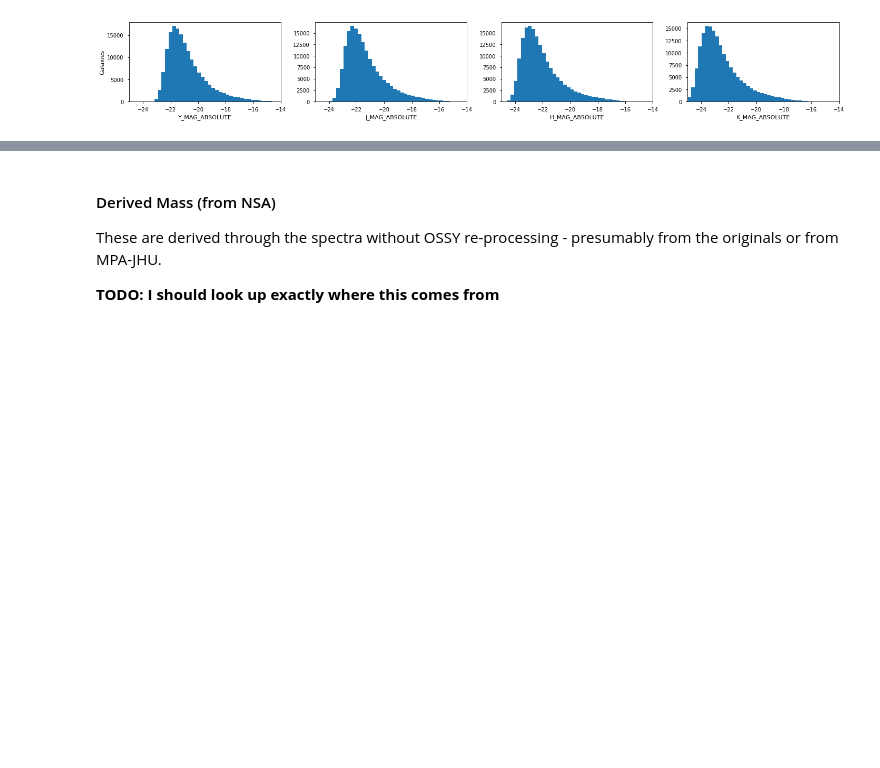
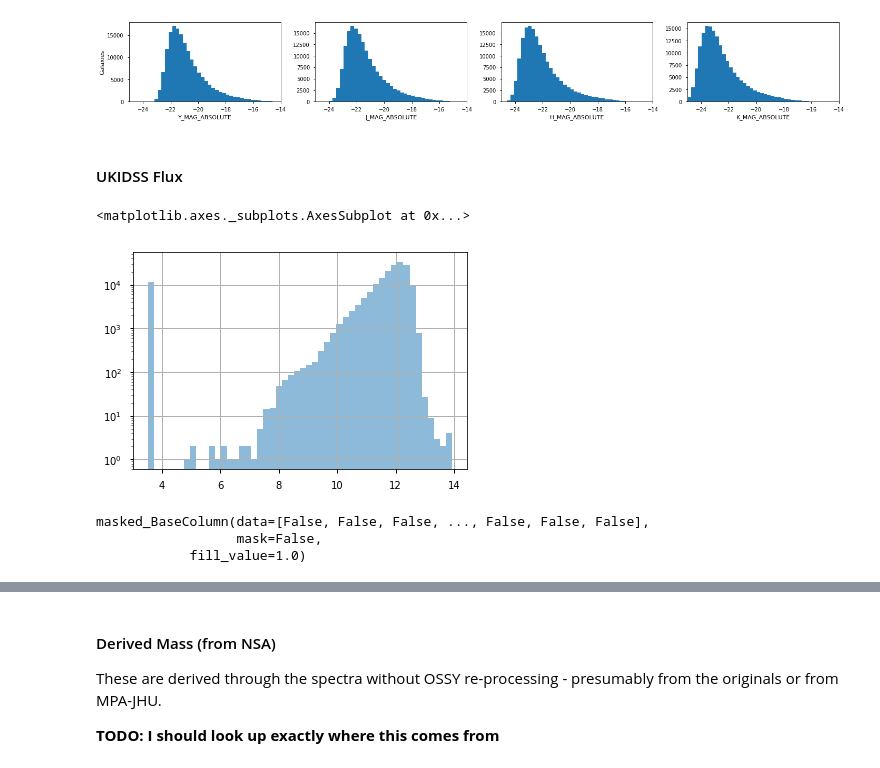
Before and after one commit to mwalmsley/find_agn, a Jupyter notebook: core-sample-basic-properties.ipynb, the cells around one changed output, grey strips where cells are left out. Saved outputs shown, nothing was run; the diff lists cells and outputs as text; code cells hidden in the pictures; blank space fills up the shorter version.

```diff
--- a/core-sample-basic-properties.ipynb
+++ b/core-sample-basic-properties.ipynb
@@ -201,12 +278,33 @@ data['J_MAG_ABSOLUTE'] = data['j_1AperMag3'] - data['DISTANCE_MODULUS']
 data['H_MAG_ABSOLUTE'] = data['hAperMag3'] - data['DISTANCE_MODULUS']
 data['K_MAG_ABSOLUTE'] = data['kAperMag3'] - data['DISTANCE_MODULUS']
 # %%
-fig, axes = plt.subplots(ncols=len(ukidss_abs_mag_bands), figsize=(20, 3))
-for axes_n, mag in enumerate(ukidss_abs_mag_bands):
-    axes[axes_n].hist(remove_bad_values(data[mag]), bins=100)
-    axes[axes_n].set_xlabel(mag)
+ukidss_ordered_bands = ['Y', 'J', 'H', 'K']
+
+fig, axes = plt.subplots(ncols=len(ukidss_ordered_bands), figsize=(20, 3))
+for axes_n, band in enumerate(ukidss_ordered_bands):
+    target_column = band + '_MAG_ABSOLUTE'
+    axes[axes_n].hist(remove_bad_values(data[target_column]), bins=100)
+    axes[axes_n].set_xlabel(target_column)
     axes[axes_n].set_xlim([-25, -14])
 axes[0].set_ylabel('Galaxies')
 fig.tight_layout()
 # %% [output]
 [figure]
+# %% [markdown]
+#### UKIDSS Flux
+# %%
+# UKIDSS is also on the AB magnitude system, so we can apply the same conversion as for SDSS
+for band in ukidss_ordered_bands:
+    data[band + '_FLUX_ABSOLUTE'] = ab_mag_to_flux(data[band + '_MAG_ABSOLUTE'])
+# %%
+bins=50
+pd.Series(np.log10(data['Y_FLUX_ABSOLUTE'])).hist(bins=bins, alpha=0.5, log=True)
+# %% [output]
+<matplotlib.axes._subplots.AxesSubplot at 0x...>
+[figure, added]
+# %%
+np.log10(data['Y_FLUX_ABSOLUTE']) < 4
+# %% [output]
+masked_BaseColumn(data=[False, False, False, ..., False, False, False],
+                  mask=False,
+            fill_value=1.0)
```
Also changed, not shown: parts of 59 cells of this notebook, 1 other file.
